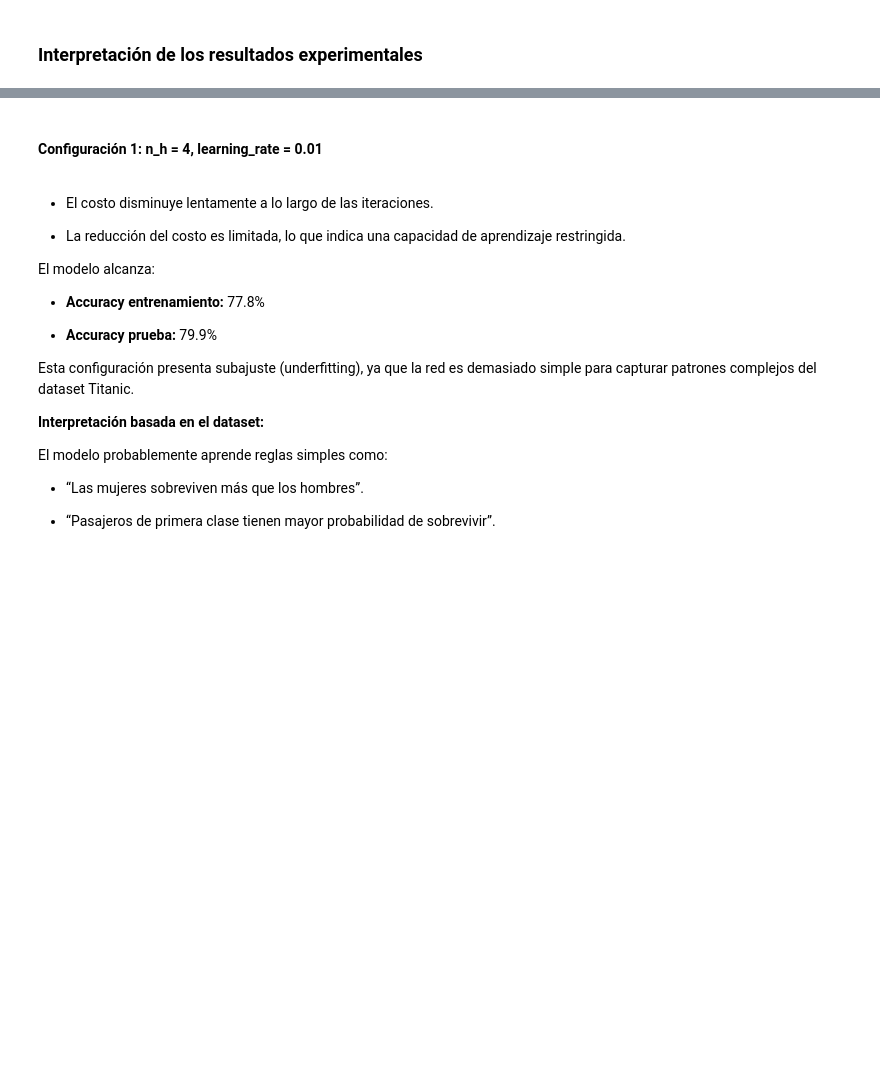
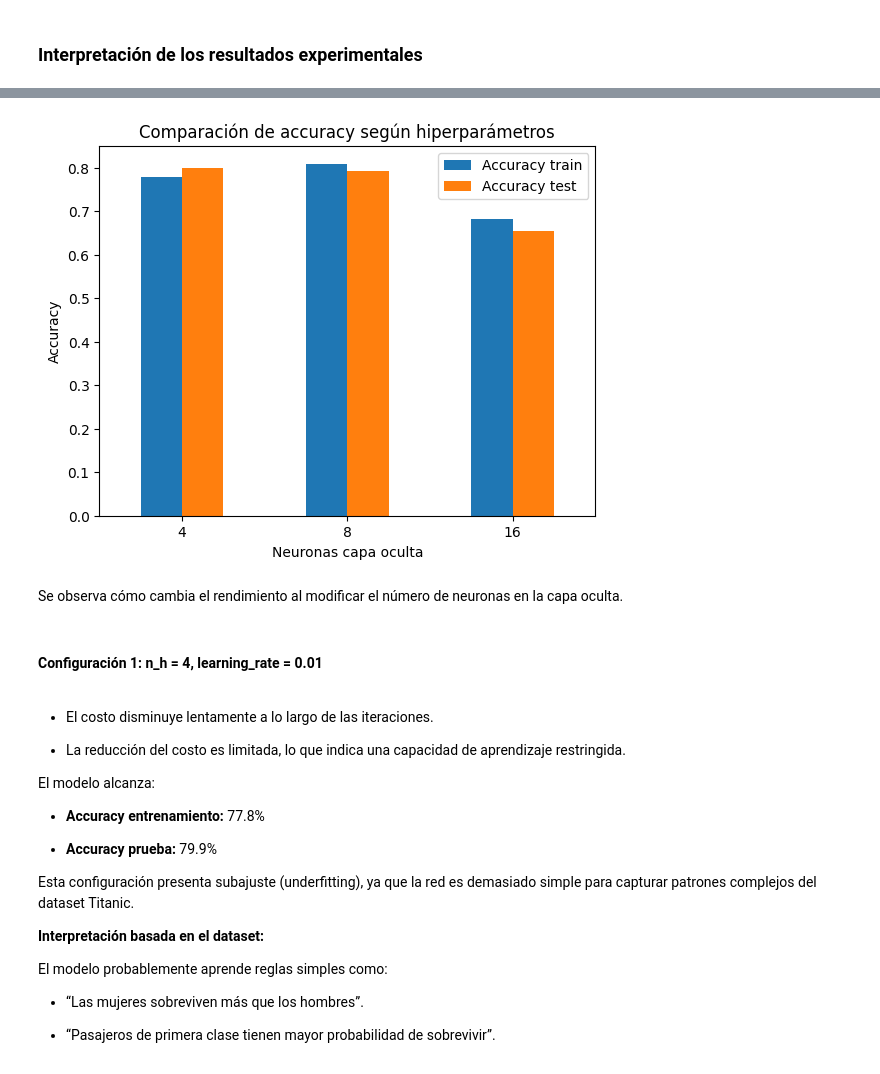
Before and after one commit to JuliianaV2106/red-neuronal-, a Jupyter notebook: notebooks/Red.ipynb, the cells around one changed output, grey strips where cells are left out. Cells and saved outputs as stored; diff of their text form; code cells hidden in the pictures; blank space fills up the shorter version.

```diff
--- a/notebooks/Red.ipynb
+++ b/notebooks/Red.ipynb
@@ -368,7 +474,7 @@ for cfg in configs:
     print("Configuración:", cfg)
     print("==============================")
 
-    W1, b1, W2, b2 = train_nn(
+    W1, b1, W2, b2,_ = train_nn(
         X_train, y_train,
         n_h=cfg["n_h"],
         learning_rate=cfg["lr"],
@@ -383,6 +489,8 @@ for cfg in configs:
 
     print(f"Accuracy train: {train_acc:.3f}")
     print(f"Accuracy test : {test_acc:.3f}")
+
+    resultados.append([cfg["n_h"], cfg["lr"], train_acc, test_acc])
 # %% [output]
 ==============================
 Configuración: {'n_h': 4, 'lr': 0.01}
@@ -401,3 +509,12 @@ Iteración 2000 - Costo: 0.6537
 Iteración 2500 - Costo: 0.6376
 Accuracy train: 0.681
 Accuracy test : 0.654
+# %%
+# Tabla resumen
+df_resultados = pd.DataFrame(
+    resultados,
+    columns=["Neuronas capa oculta", "Learning rate", "Accuracy train", "Accuracy test"]
+)
+
+print("\nResumen general:")
+display(df_resultados)
@@ -406,3 +539,18 @@ Accuracy test : 0.654
+# %%
+df_resultados.plot(
+    x="Neuronas capa oculta",
+    y=["Accuracy train", "Accuracy test"],
+    kind="bar"
+)
+
+plt.title("Comparación de accuracy según hiperparámetros")
+plt.ylabel("Accuracy")
+plt.xticks(rotation=0)
+plt.show()
+# %% [output]
+[figure, added]
+# %% [markdown]
+Se observa cómo cambia el rendimiento al modificar el número de neuronas en la capa oculta.
 # %% [markdown]
 #### Configuración 1: **n_h = 4, learning_rate = 0.01**
 # %% [markdown]
```
Also changed, not shown: parts of 38 cells of this notebook.
